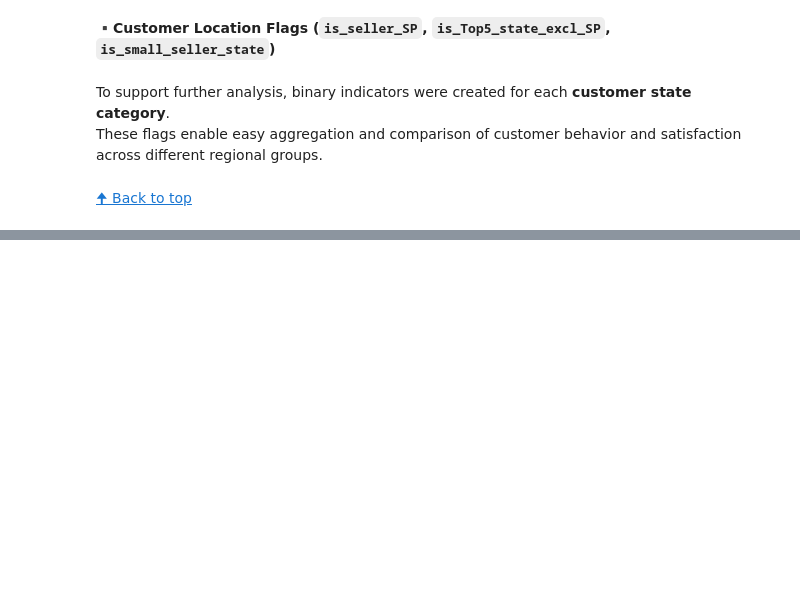
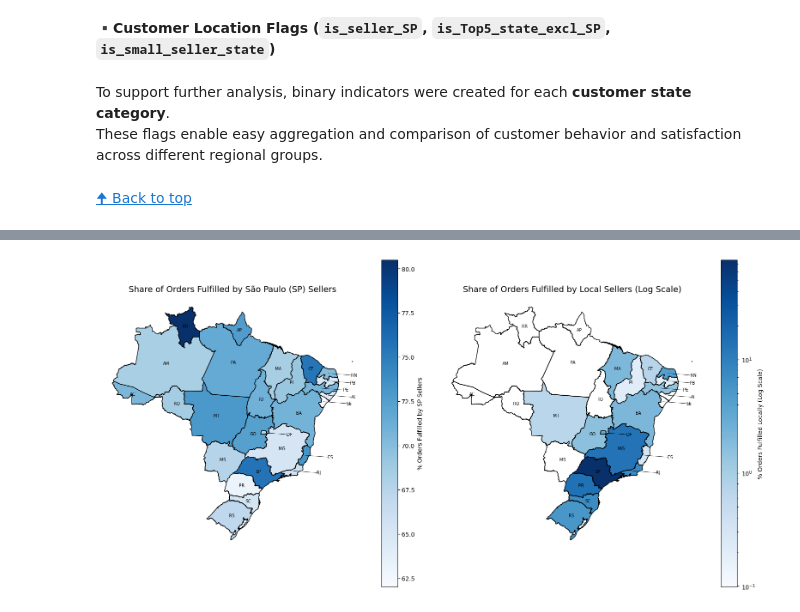
Before and after one commit to OlesyaEvseeva/customer-satisfaction-ecommerce, a Jupyter notebook: notebooks/02_data_integration_preprocessing.ipynb, the cells around one changed output, grey strips where cells are left out. Drawn from its saved outputs; the diff is of its cells as text; code cells hidden in the pictures; blank space fills up the shorter version.

```diff
--- a/notebooks/02_data_integration_preprocessing.ipynb
+++ b/notebooks/02_data_integration_preprocessing.ipynb
@@ -3285,0 +3391,39 @@ plt.show()
+# %%
+fig, axes = plt.subplots(ncols=2, figsize=(16, 8))
+
+# --- 1. Map: Orders Fulfilled by SP Sellers ---
+gdf_sp.plot(
+    column="sp_fulfillment_pct",
+    cmap="Blues",
+    legend=True,
+    edgecolor="black",
+    legend_kwds={"label": "% Orders Fulfilled by SP Sellers"},
+    ax=axes[0],
+)
+axes[0].set_title("Share of Orders Fulfilled by São Paulo (SP) Sellers", fontsize=14)
+axes[0].axis("off")
+
+# --- 2. Map: Local Fulfillment (Log Scale) ---
+# Use half of the smallest positive value for vmin to avoid log(0)
+min_val = gdf_local["local_fulfillment_pct"].replace(0, float("nan")).min() / 2
+max_val = gdf_local["local_fulfillment_pct"].max()
+
+gdf_local.plot(
+    column="local_fulfillment_pct",
+    cmap="Blues",
+    legend=True,
+    edgecolor="black",
+    norm=colors.LogNorm(vmin=min_val, vmax=max_val),
+    legend_kwds={"label": "% Orders Fulfilled Locally (Log Scale)"},
+    ax=axes[1],
+)
+axes[1].set_title("Share of Orders Fulfilled by Local Sellers (Log Scale)", fontsize=14)
+axes[1].axis("off")
+
+# Annotate both maps
+u.annotate_states(axes, gdf)
+
+plt.tight_layout()
+plt.show()
+# %% [output]
+[figure, added]
```
Also changed, not shown: parts of 26 cells of this notebook.
